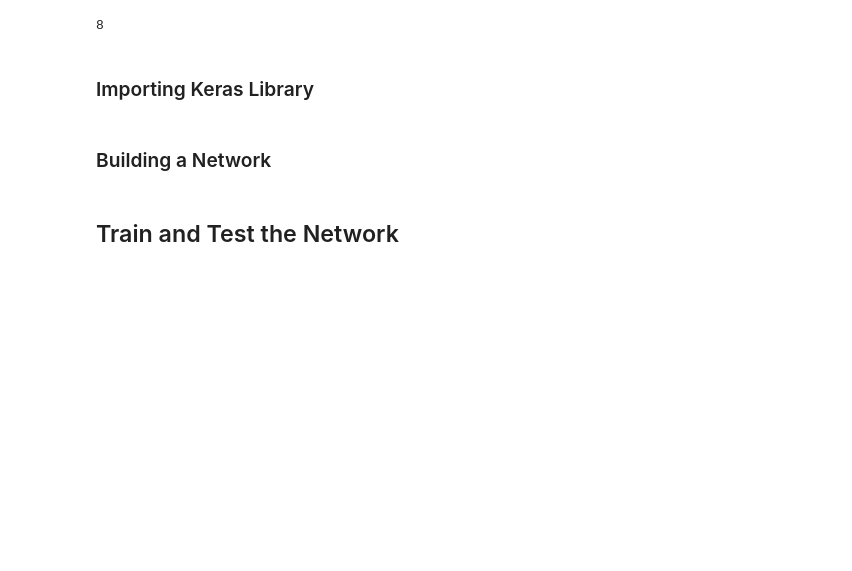
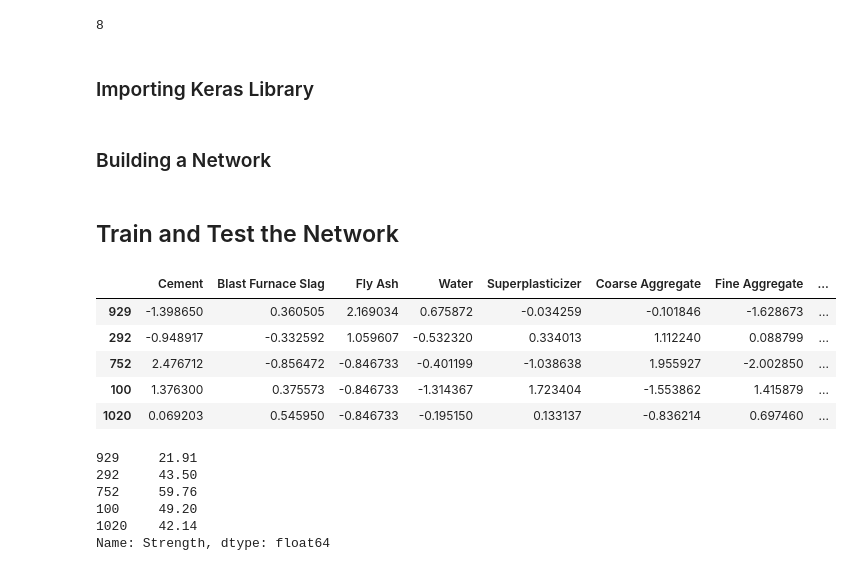
Before and after one commit to Daniel-Ezeh/Coursera-Program, a Jupyter notebook: DeepLearning/Keras/kerasRegression.ipynb, the cells around one changed output. Saved outputs shown, nothing was run; the diff lists cells and outputs as text; code cells hidden in the pictures; blank space fills up the shorter version.

```diff
--- a/DeepLearning/Keras/kerasRegression.ipynb
+++ b/DeepLearning/Keras/kerasRegression.ipynb
@@ -145,3 +166,21 @@ def regression_model():
+# %%
+X_train.head()
+# %% [output]
+|  | Cement | Blast Furnace Slag | Fly Ash | Water | Superplasticizer | Coarse Aggregate | Fine Aggregate | ... |
+| 929 | -1.398650 | 0.360505 | 2.169034 | 0.675872 | -0.034259 | -0.101846 | -1.628673 | ... |
+| 292 | -0.948917 | -0.332592 | 1.059607 | -0.532320 | 0.334013 | 1.112240 | 0.088799 | ... |
+| 752 | 2.476712 | -0.856472 | -0.846733 | -0.401199 | -1.038638 | 1.955927 | -2.002850 | ... |
+| 100 | 1.376300 | 0.375573 | -0.846733 | -1.314367 | 1.723404 | -1.553862 | 1.415879 | ... |
+| 1020 | 0.069203 | 0.545950 | -0.846733 | -0.195150 | 0.133137 | -0.836214 | 0.697460 | ... |
+# %%
+Y_train.head()
+# %% [output]
+929     21.91
+292     43.50
+752     59.76
+100     49.20
+1020    42.14
+Name: Strength, dtype: float64
 # %%
 # building the model
 model = regression_model()
```
Also changed, not shown: parts of 12 cells of this notebook, 1 other file.
